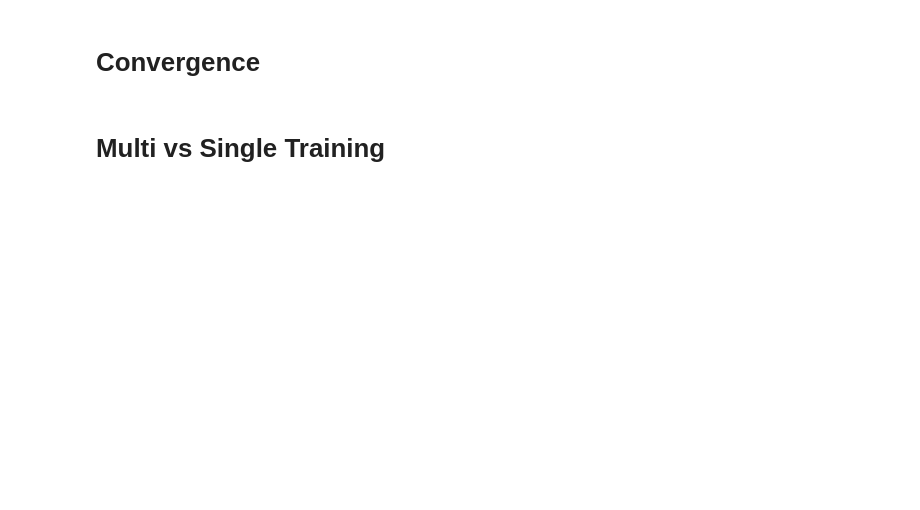
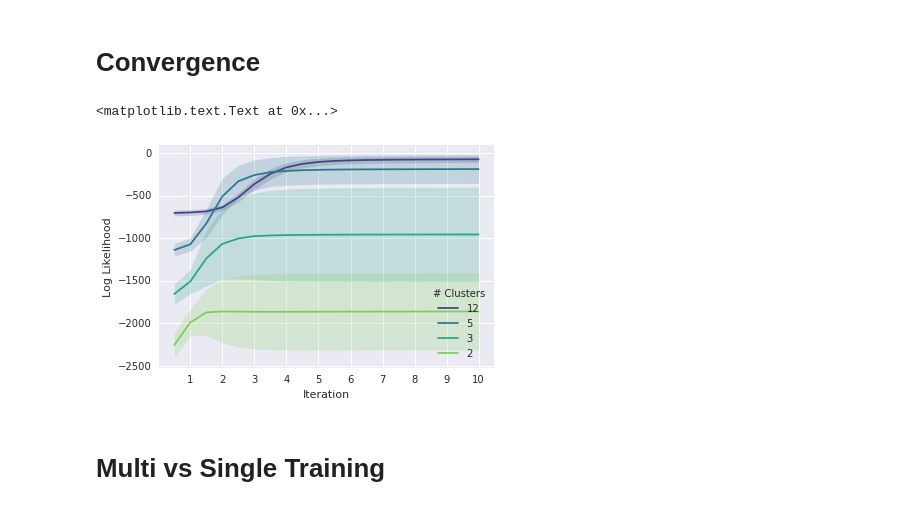
Before and after one commit to Qwlouse/Binding, a Jupyter notebook: Plots.ipynb, the cells around one changed output. Saved outputs shown, nothing was run; the diff lists cells and outputs as text; code cells hidden in the pictures; blank space fills up the shorter version.

```diff
--- a/Plots.ipynb
+++ b/Plots.ipynb
@@ -380,27 +411,30 @@ fig.savefig('figures/results.pdf', bbox_inches='tight', pad_inches=0)
 # %%
 ds = 'bars'
 Ks = [12, 5, 3, 2]
 iters = 20
 palette = sns.color_palette("viridis", len(Ks))
 
 fig, ax = plt.subplots(figsize=(6, 4))
 iter_llhs = pd.DataFrame()
 for i, k in enumerate(Ks):
     results_filename = "Results/{}_{}_{}.pickle".format(ds, iters, k)
     if not os.path.exists(results_filename):
         print('missing:', results_filename)
         continue
 
     with open(results_filename, 'rb') as f:
         likelihoods = pickle.load(f)[1]
-        llhs = likelihoods[:, 1:]
+        llhs = likelihoods[:, 1::2]
         m = llhs.mean(0)
         s = llhs.std(0)
         ax.plot(np.arange(0.5, (len(m)+1)/2, 0.5), m, color=palette[i], label='{}'.format(k))
         ax.fill_between(np.arange(0.5, (len(m)+1)/2, 0.5), m+s, m-s, alpha=0.2, color=palette[i])
 ax.legend(loc='lower right', title='# Clusters')
 ax.set_xlabel('Iteration')
 ax.set_ylabel('Log Likelihood')
+# %% [output]
+<matplotlib.text.Text at 0x...>
+[figure, added]
 # %%
 fig.savefig('figures/bars_convergence.pdf', bbox_inches='tight', pad_inches=0)
 # %% [markdown]
```
Also changed, not shown: parts of 16 cells of this notebook, 35 other files.
